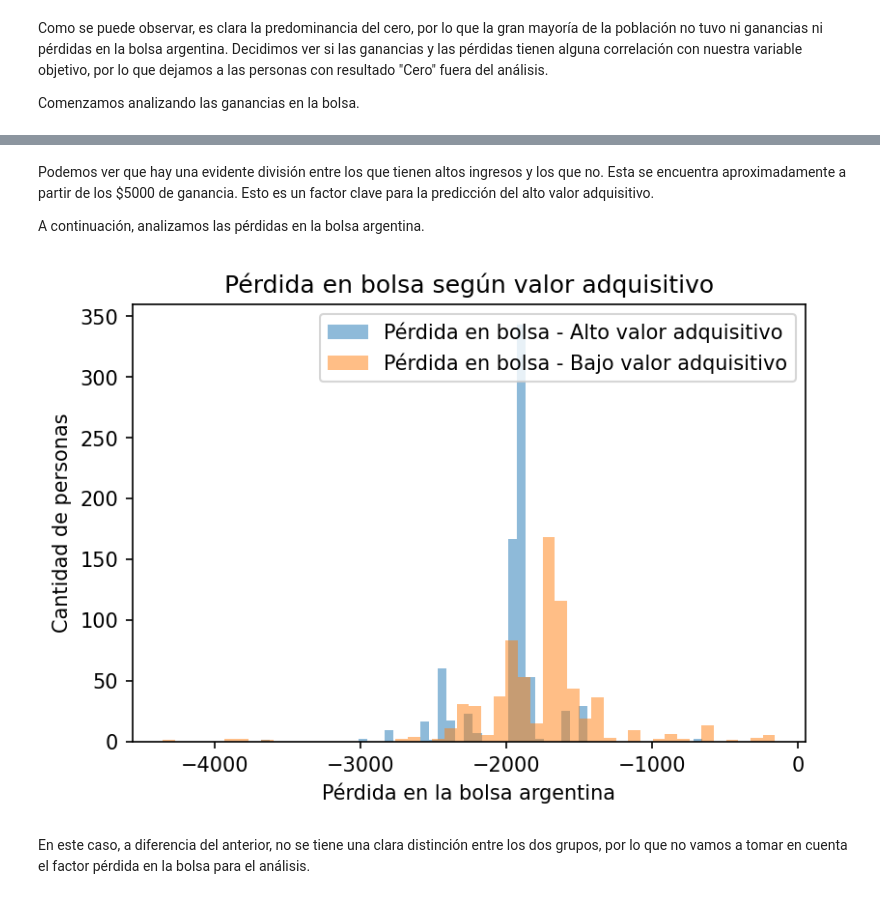
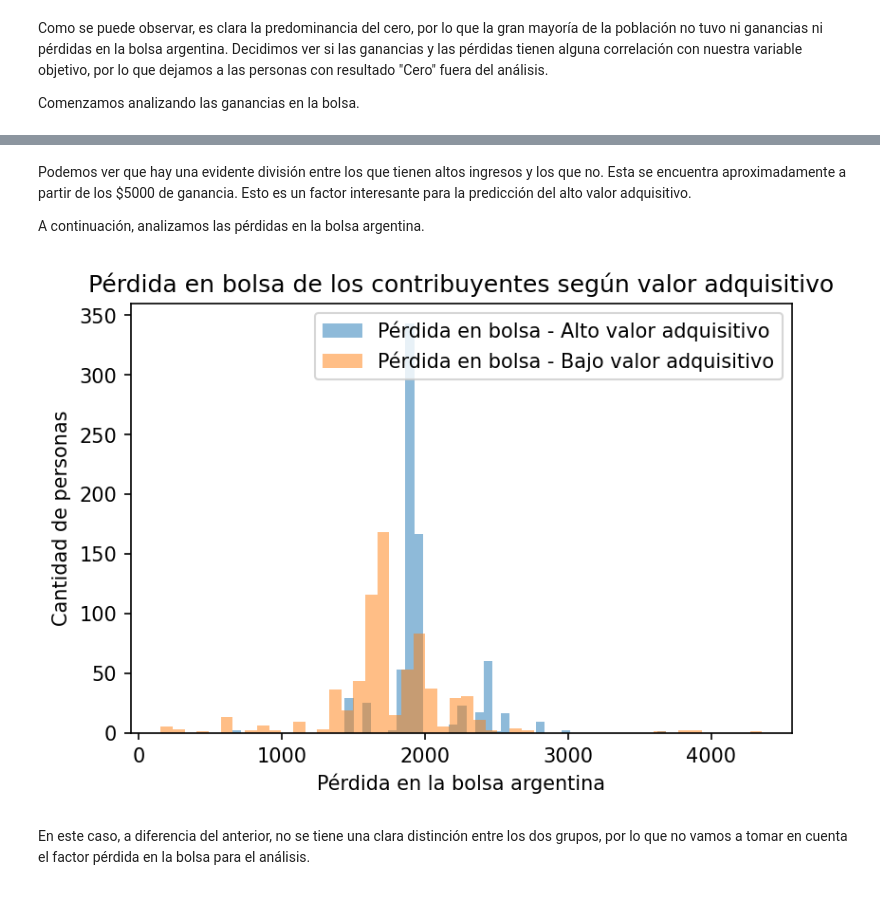
Before and after one commit to MateoCraviotto/Organizacion-de-datos-fiuba-1, a Jupyter notebook: TP1/notebookTp1.ipynb, the cells around one changed output, grey strips where cells are left out. Cells and saved outputs as stored; diff of their text form; code cells hidden in the pictures.

```diff
--- a/TP1/notebookTp1.ipynb
+++ b/TP1/notebookTp1.ipynb
@@ -627,34 +610,32 @@ plt.show()
 # %% [markdown]
-Podemos ver que hay una evidente división entre los que tienen altos ingresos y los que no. Esta se encuentra aproximadamente a partir de los $5000 de ganancia. Esto es un factor clave para la predicción del alto valor adquisitivo.
+Podemos ver que hay una evidente división entre los que tienen altos ingresos y los que no. Esta se encuentra aproximadamente a partir de los $5000 de ganancia. Esto es un factor interesante para la predicción del alto valor adquisitivo.
 
 A continuación, analizamos las pérdidas en la bolsa argentina.
 # %%
 # Pérdida
 alto_valor_adquisitivo = df[(df['tiene_alto_valor_adquisitivo'] == 1) & (df['ganancia_perdida_declarada_bolsa_argentina'] < 0)]
 bajo_valor_adquisitivo = df[(df['tiene_alto_valor_adquisitivo'] == 0) & (df['ganancia_perdida_declarada_bolsa_argentina'] < 0)]
-
 plt.figure(dpi=150)
-
 plt.hist(
-    alto_valor_adquisitivo['ganancia_perdida_declarada_bolsa_argentina'],
+    alto_valor_adquisitivo['ganancia_perdida_declarada_bolsa_argentina'].abs(),
     label="Pérdida en bolsa - Alto valor adquisitivo",
     bins=50,
     alpha=0.5
 )
 plt.hist(
-    bajo_valor_adquisitivo['ganancia_perdida_declarada_bolsa_argentina'],
+    bajo_valor_adquisitivo['ganancia_perdida_declarada_bolsa_argentina'].abs(),
     label="Pérdida en bolsa - Bajo valor adquisitivo",
     bins=50,
     alpha=0.5
 )
-plt.title("Pérdida en bolsa según valor adquisitivo")
+plt.title("Pérdida en bolsa de los contribuyentes según valor adquisitivo")
 plt.xlabel("Pérdida en la bolsa argentina")
 plt.ylabel("Cantidad de personas")
 plt.legend()
 
 plt.show()
 # %% [output]
-[figure, old version]
+[figure, new version]
 # %% [markdown]
 En este caso, a diferencia del anterior, no se tiene una clara distinción entre los dos grupos, por lo que no vamos a tomar en cuenta el factor pérdida en la bolsa para el análisis.
 # %% [markdown]
```
Also changed, not shown: parts of 50 cells of this notebook.
